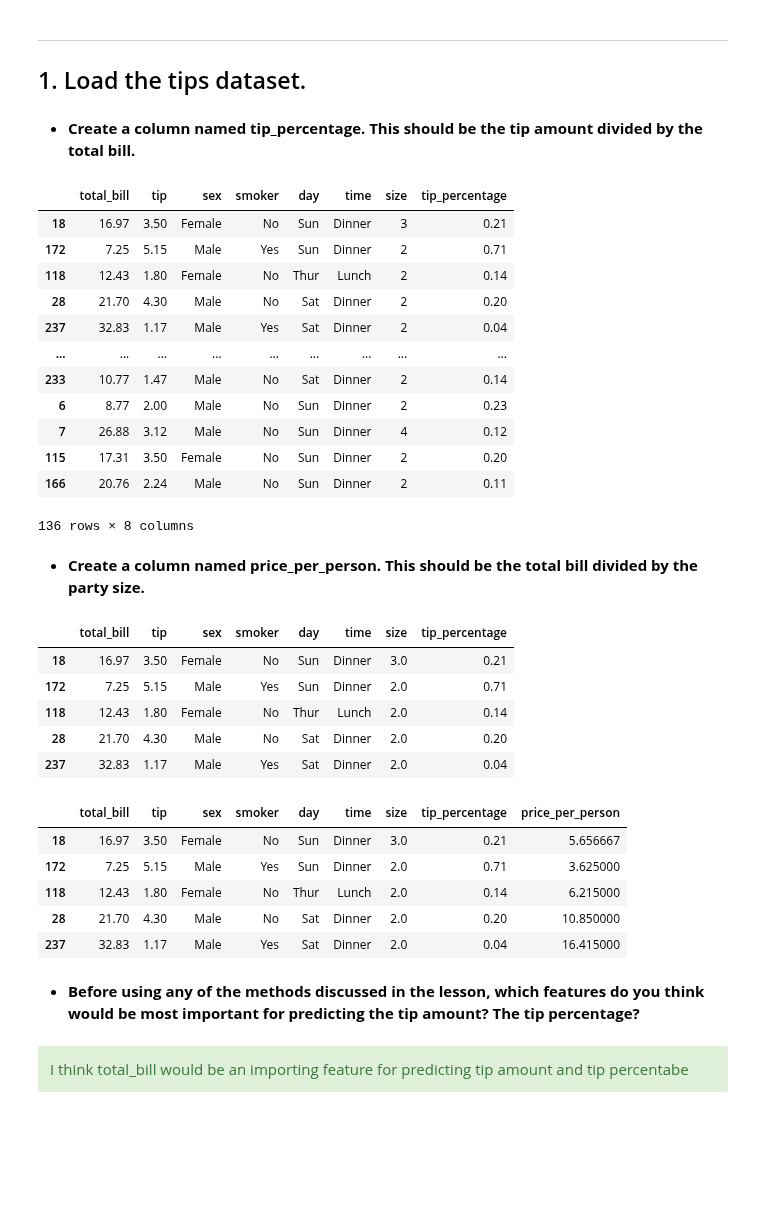
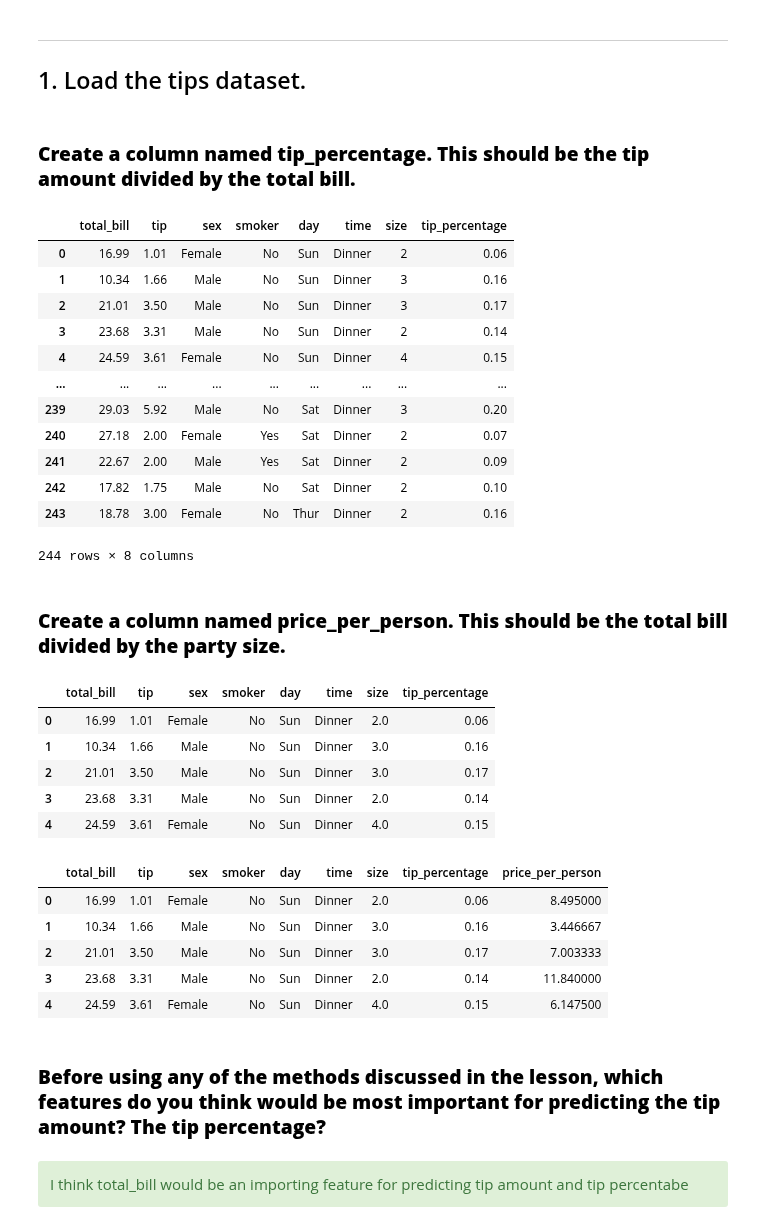
Before and after one commit to CSolitaire/regression-exercises, a Jupyter notebook: feature_engineering.ipynb, the cells around one changed output. Drawn from its saved outputs; the diff is of its cells as text; code cells hidden in the pictures; blank space fills up the shorter version.

```diff
--- a/feature_engineering.ipynb
+++ b/feature_engineering.ipynb
@@ -577,51 +580,51 @@ train.describe()
 
 ## 1. Load the tips dataset.
 # %% [markdown]
-- **Create a column named tip_percentage. This should be the tip amount divided by the total bill.**
+### **Create a column named tip_percentage. This should be the tip amount divided by the total bill.**
 # %%
 # .assign makes temp colums in data table
 #train.assign(tip_percentage=train.tip / train.total_bill)
 
-train['tip_percentage'] = round((train.tip / train.total_bill),2)
-train
+df['tip_percentage'] = round((df.tip / df.total_bill),2)
+df
 # %% [output]
 |  | total_bill | tip | sex | smoker | day | time | size | tip_percentage |
-| 18 | 16.97 | 3.50 | Female | No | Sun | Dinner | 3 | 0.21 |
-| 172 | 7.25 | 5.15 | Male | Yes | Sun | Dinner | 2 | 0.71 |
-| 118 | 12.43 | 1.80 | Female | No | Thur | Lunch | 2 | 0.14 |
-| 28 | 21.70 | 4.30 | Male | No | Sat | Dinner | 2 | 0.20 |
-| 237 | 32.83 | 1.17 | Male | Yes | Sat | Dinner | 2 | 0.04 |
+| 0 | 16.99 | 1.01 | Female | No | Sun | Dinner | 2 | 0.06 |
+| 1 | 10.34 | 1.66 | Male | No | Sun | Dinner | 3 | 0.16 |
+| 2 | 21.01 | 3.50 | Male | No | Sun | Dinner | 3 | 0.17 |
+| 3 | 23.68 | 3.31 | Male | No | Sun | Dinner | 2 | 0.14 |
+| 4 | 24.59 | 3.61 | Female | No | Sun | Dinner | 4 | 0.15 |
 | ... | ... | ... | ... | ... | ... | ... | ... | ... |
-| 233 | 10.77 | 1.47 | Male | No | Sat | Dinner | 2 | 0.14 |
-| 6 | 8.77 | 2.00 | Male | No | Sun | Dinner | 2 | 0.23 |
-| 7 | 26.88 | 3.12 | Male | No | Sun | Dinner | 4 | 0.12 |
-| 115 | 17.31 | 3.50 | Female | No | Sun | Dinner | 2 | 0.20 |
-| 166 | 20.76 | 2.24 | Male | No | Sun | Dinner | 2 | 0.11 |
+| 239 | 29.03 | 5.92 | Male | No | Sat | Dinner | 3 | 0.20 |
+| 240 | 27.18 | 2.00 | Female | Yes | Sat | Dinner | 2 | 0.07 |
+| 241 | 22.67 | 2.00 | Male | Yes | Sat | Dinner | 2 | 0.09 |
+| 242 | 17.82 | 1.75 | Male | No | Sat | Dinner | 2 | 0.10 |
+| 243 | 18.78 | 3.00 | Female | No | Thur | Dinner | 2 | 0.16 |
-136 rows × 8 columns
+244 rows × 8 columns
 # %% [markdown]
-- **Create a column named price_per_person. This should be the total bill divided by the party size.**
+### **Create a column named price_per_person. This should be the total bill divided by the party size.**
 # %%
-train['size'] = train['size'].astype('float')
-train.head()
+df['size'] = df['size'].astype('float')
+df.head()
 # %% [output]
 |  | total_bill | tip | sex | smoker | day | time | size | tip_percentage |
-| 18 | 16.97 | 3.50 | Female | No | Sun | Dinner | 3.0 | 0.21 |
-| 172 | 7.25 | 5.15 | Male | Yes | Sun | Dinner | 2.0 | 0.71 |
-| 118 | 12.43 | 1.80 | Female | No | Thur | Lunch | 2.0 | 0.14 |
-| 28 | 21.70 | 4.30 | Male | No | Sat | Dinner | 2.0 | 0.20 |
-| 237 | 32.83 | 1.17 | Male | Yes | Sat | Dinner | 2.0 | 0.04 |
+| 0 | 16.99 | 1.01 | Female | No | Sun | Dinner | 2.0 | 0.06 |
+| 1 | 10.34 | 1.66 | Male | No | Sun | Dinner | 3.0 | 0.16 |
+| 2 | 21.01 | 3.50 | Male | No | Sun | Dinner | 3.0 | 0.17 |
+| 3 | 23.68 | 3.31 | Male | No | Sun | Dinner | 2.0 | 0.14 |
+| 4 | 24.59 | 3.61 | Female | No | Sun | Dinner | 4.0 | 0.15 |
 # %%
-train['price_per_person'] = (train.total_bill / train['size'])
-train.head()
+df['price_per_person'] = (df.total_bill / df['size'])
+df.head()
 # %% [output]
 |  | total_bill | tip | sex | smoker | day | time | size | tip_percentage | price_per_person |
-| 18 | 16.97 | 3.50 | Female | No | Sun | Dinner | 3.0 | 0.21 | 5.656667 |
-| 172 | 7.25 | 5.15 | Male | Yes | Sun | Dinner | 2.0 | 0.71 | 3.625000 |
-| 118 | 12.43 | 1.80 | Female | No | Thur | Lunch | 2.0 | 0.14 | 6.215000 |
-| 28 | 21.70 | 4.30 | Male | No | Sat | Dinner | 2.0 | 0.20 | 10.850000 |
-| 237 | 32.83 | 1.17 | Male | Yes | Sat | Dinner | 2.0 | 0.04 | 16.415000 |
+| 0 | 16.99 | 1.01 | Female | No | Sun | Dinner | 2.0 | 0.06 | 8.495000 |
+| 1 | 10.34 | 1.66 | Male | No | Sun | Dinner | 3.0 | 0.16 | 3.446667 |
+| 2 | 21.01 | 3.50 | Male | No | Sun | Dinner | 3.0 | 0.17 | 7.003333 |
+| 3 | 23.68 | 3.31 | Male | No | Sun | Dinner | 2.0 | 0.14 | 11.840000 |
+| 4 | 24.59 | 3.61 | Female | No | Sun | Dinner | 4.0 | 0.15 | 6.147500 |
 # %% [markdown]
-- **Before using any of the methods discussed in the lesson, which features do you think would be most important for predicting the tip amount? The tip percentage?**
+### **Before using any of the methods discussed in the lesson, which features do you think would be most important for predicting the tip amount? The tip percentage?**
 # %% [markdown]
 <div class="alert alert-block alert-success">I think total_bill would be an importing feature for predicting tip amount and tip percentabe</div>
 # %% [markdown]
```
Also changed, not shown: parts of 34 cells of this notebook.
